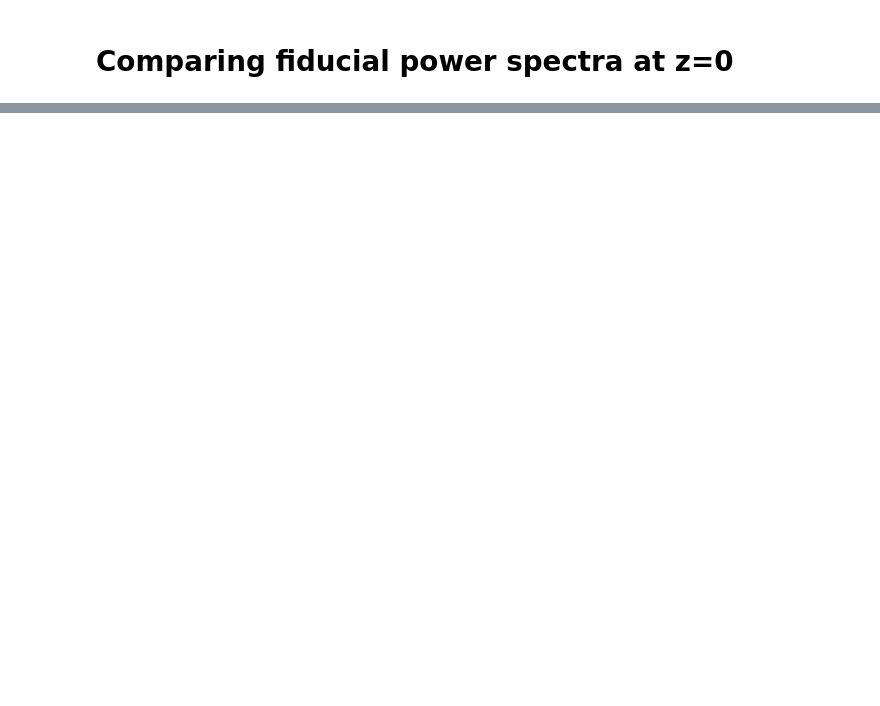
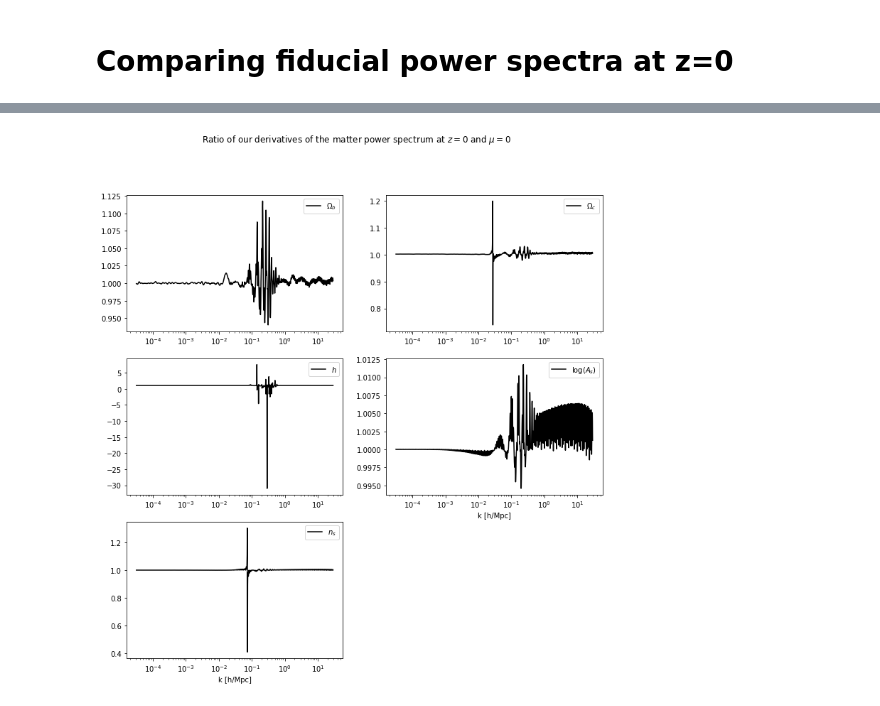
Before and after one commit to NoahSailer/FishLSS, a Jupyter notebook: Comparison with Emanuele's Fisher matrix.ipynb, the cells around one changed output, grey strips where cells are left out. Saved outputs shown, nothing was run; the diff lists cells and outputs as text; code cells hidden in the pictures; blank space fills up the shorter version.

```diff
--- a/Comparison with Emanuele's Fisher matrix.ipynb
+++ b/Comparison with Emanuele's Fisher matrix.ipynb
@@ -105,0 +101,43 @@ plt.savefig(outputFolder+'/pk_ratio.pdf')
+# %%
+data = np.genfromtxt(outputFolder+'/derivatives_dark_matter_z0p0_PlanckBAO.dat')
+EmanK = np.array([data[i][0] for i in range(len(data))])
+Eman_dPdomega_b = np.array([data[i][1] for i in range(len(data))])
+Eman_dPdomega_cdm = np.array([data[i][2] for i in range(len(data))])
+Eman_dPdh = np.array([data[i][3] for i in range(len(data))])
+Eman_dPdlogAs = np.array([data[i][4] for i in range(len(data))])
+Eman_dPdn_s = np.array([data[i][5] for i in range(len(data))])
+# %%
+p_matter_fid = compute_matter_power_spectrum(fishcast, z)(fishcast.k)
+Noah_dPdomega_b = d[0]*p_matter_fid/p_fid
+Noah_dPdomega_cdm = d[1]*p_matter_fid/p_fid
+Noah_dPdh = d[2]*p_matter_fid/p_fid
+Noah_dPdlogAs = d[3]*p_matter_fid/p_fid
+Noah_dPdn_s = d[4]*p_matter_fid/p_fid
+
+mu = 0.
+Noah_dPdomega_b = fishcast.get_f_at_fixed_mu(Noah_dPdomega_b,mu)(EmanK)
+Noah_dPdomega_cdm = fishcast.get_f_at_fixed_mu(Noah_dPdomega_cdm,mu)(EmanK)
+Noah_dPdh = fishcast.get_f_at_fixed_mu(Noah_dPdh,mu)(EmanK)
+Noah_dPdlogAs = fishcast.get_f_at_fixed_mu(Noah_dPdlogAs,mu)(EmanK)
+Noah_dPdn_s = fishcast.get_f_at_fixed_mu(Noah_dPdn_s,mu)(EmanK)
+# %%
+fig, axs = plt.subplots(3, 2,figsize=(12,12))
+axs[0,0].semilogx(EmanK,Noah_dPdomega_b/Eman_dPdomega_b,c='k',label=r'$\Omega_b$')
+axs[0,1].semilogx(EmanK,Noah_dPdomega_cdm/Eman_dPdomega_cdm,c='k',label=r'$\Omega_c$')
+axs[1,0].semilogx(EmanK,Noah_dPdh/Eman_dPdh,c='k',label=r'$h$')
+axs[1,1].semilogx(EmanK,Noah_dPdlogAs/Eman_dPdlogAs,c='k',label=r'$\log(A_s)$')
+axs[2,0].semilogx(EmanK,Noah_dPdn_s/Eman_dPdn_s,c='k',label=r'$n_s$')
+axs[0,0].legend(loc=0.)
+axs[0,1].legend(loc=0.)
+axs[1,0].legend(loc=0.)
+axs[1,1].legend(loc=0.)
+axs[2,0].legend(loc=0.)
+
+axs[2,0].set_xlabel('k [h/Mpc]')
+axs[1,1].set_xlabel('k [h/Mpc]')
+axs[2,1].axis('off')
+
+fig.suptitle(r'Ratio of our derivatives of the matter power spectrum at $z=0$ and $\mu=0$')
+plt.savefig('output/ratios_matter_power_spectrum_z0.pdf')
+# %% [output]
+[figure, added]
```
Also changed, not shown: parts of 16 cells of this notebook, 17 other files.
